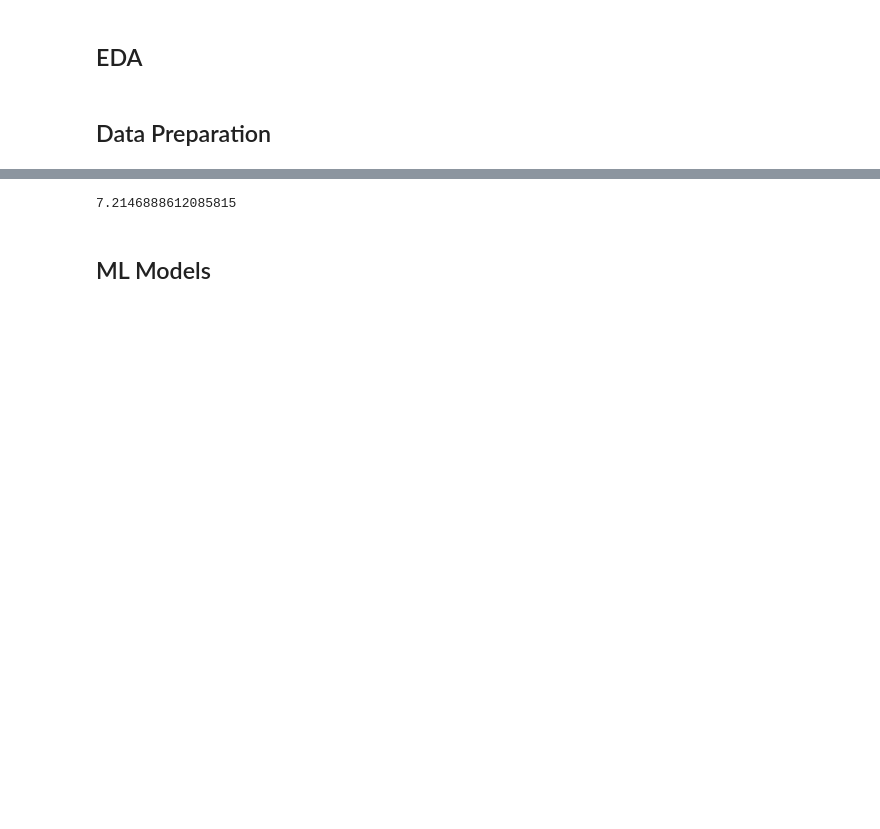
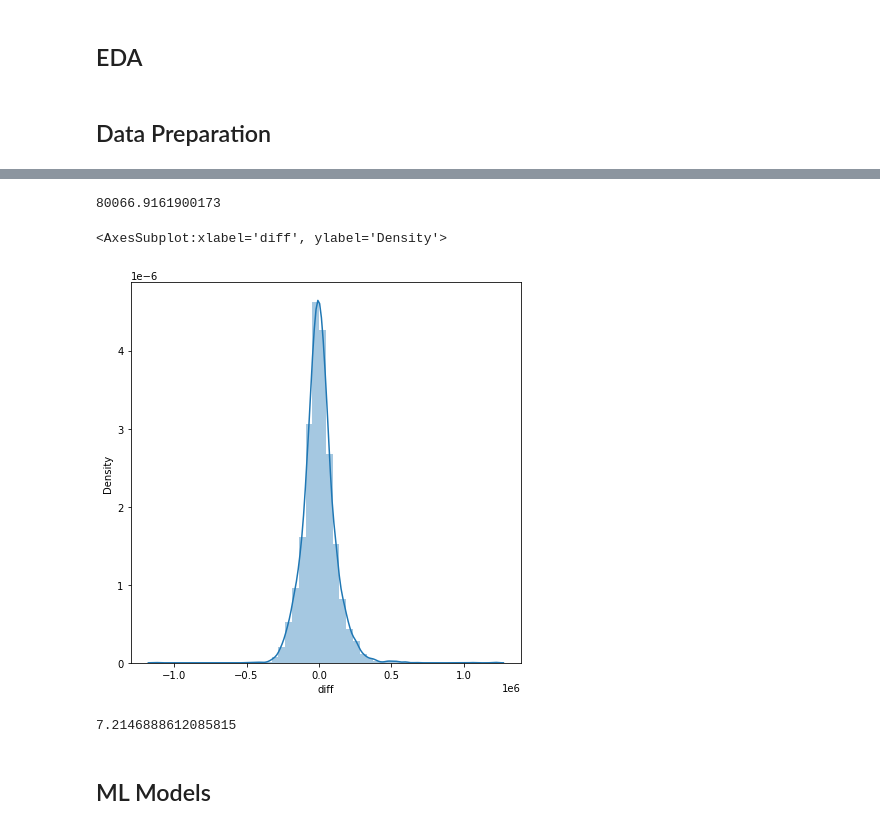
Before and after one commit to heitorfe/hackday-02, a Jupyter notebook: notebooks/ciclo_2.ipynb, the cells around one changed output, grey strips where cells are left out. Saved outputs shown, nothing was run; the diff lists cells and outputs as text; code cells hidden in the pictures; blank space fills up the shorter version.

```diff
--- a/notebooks/ciclo_2.ipynb
+++ b/notebooks/ciclo_2.ipynb
@@ -327,4 +258,10 @@ print(np.sqrt(mean_squared_error(y_test, y_hat)))
 # %%
 comparacao = pd.DataFrame()
-comparacao['real'] = y_test
-comparacao['predicao'] = y_hat
+comparacao['real'] = df_raw[df_raw['preco'].index.isin(y_test.index)]['preco']
+comparacao['predicao'] = mms.inverse_transform(y_hat.reshape(-1,1))
+
+comparacao['diff'] = comparacao['real'] -  comparacao['predicao']
+
+mean_absolute_error(comparacao['real'], comparacao['predicao'])
+# %% [output]
+80066.9161900173
@@ -332,0 +268,8 @@ comparacao['diff'] = comparacao['real'] -  comparacao['predicao']
+# %%
+plt.figure(figsize=(7,7))
+
+# sns.scatterplot(x='real', y='predicao', hue='diff',data=comparacao)
+sns.distplot(comparacao['diff'])
+# %% [output]
+<AxesSubplot:xlabel='diff', ylabel='Density'>
+[figure, added]
```
Also changed, not shown: parts of 21 cells of this notebook, 16 other files.
